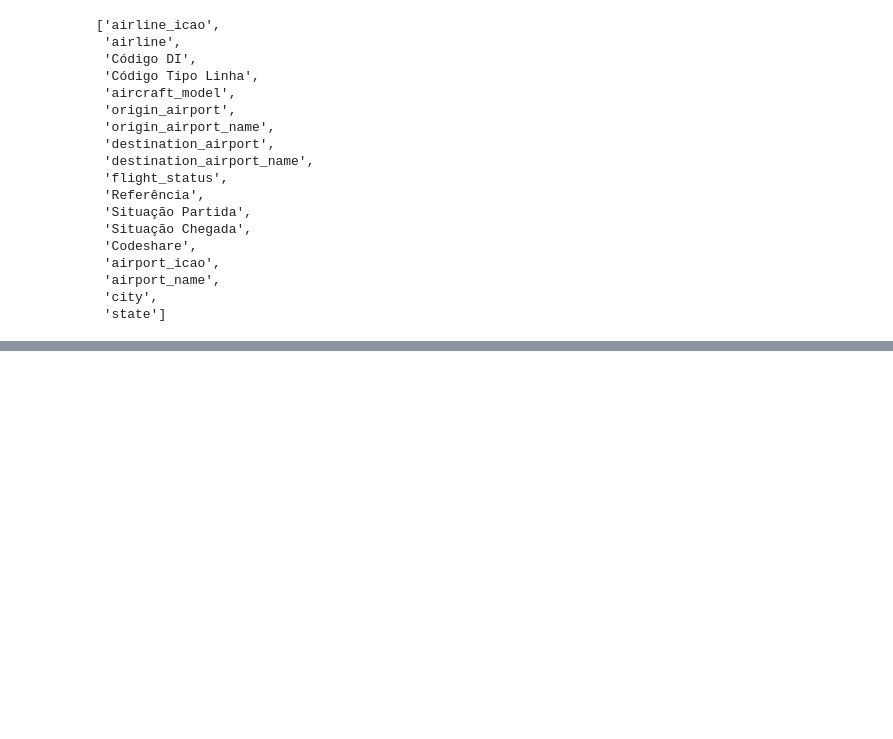
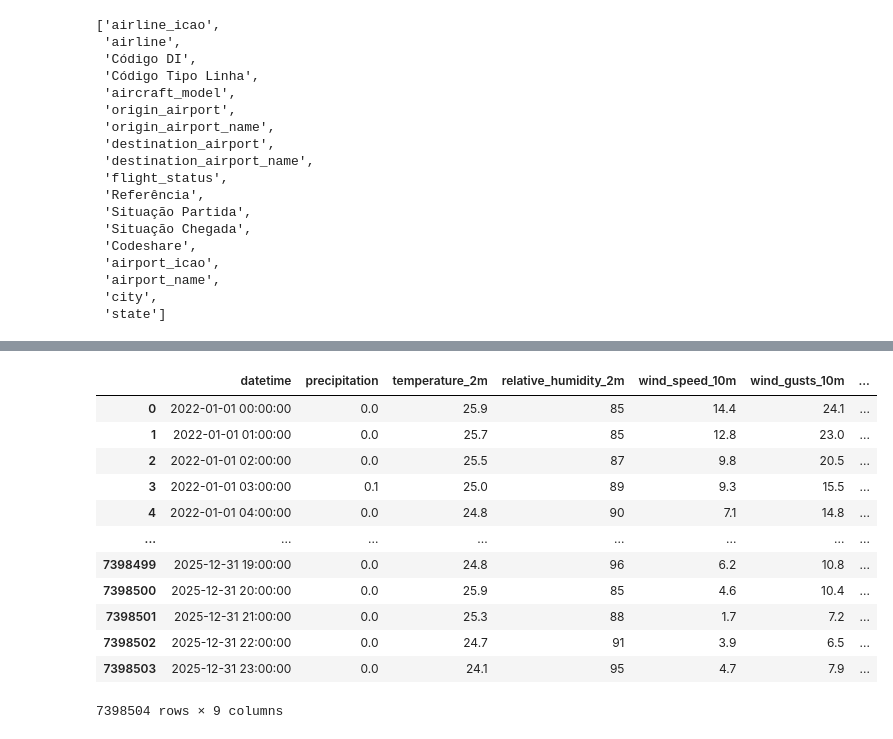
Before and after one commit to AdamGenezine/rain-delay, a Jupyter notebook: notebooks/01_data_understanding.ipynb, the cells around one changed output, grey strips where cells are left out. Drawn from its saved outputs; the diff is of its cells as text; code cells hidden in the pictures; blank space fills up the shorter version.

Commit message:
docs: add data understanding and validation notebook

```diff
--- a/notebooks/01_data_understanding.ipynb
+++ b/notebooks/01_data_understanding.ipynb
@@ -608,0 +755,22 @@ df_flights_final["Código DI"] = (
+# %%
+weather_processor = WeatherProcessor(
+    weather_dir="../data/raw/weather"
+)
+
+df_weather = weather_processor.load()
+# %%
+df_weather
+# %% [output]
+|  | datetime | precipitation | temperature_2m | relative_humidity_2m | wind_speed_10m | wind_gusts_10m | ... |
+| 0 | 2022-01-01 00:00:00 | 0.0 | 25.9 | 85 | 14.4 | 24.1 | ... |
+| 1 | 2022-01-01 01:00:00 | 0.0 | 25.7 | 85 | 12.8 | 23.0 | ... |
+| 2 | 2022-01-01 02:00:00 | 0.0 | 25.5 | 87 | 9.8 | 20.5 | ... |
+| 3 | 2022-01-01 03:00:00 | 0.1 | 25.0 | 89 | 9.3 | 15.5 | ... |
+| 4 | 2022-01-01 04:00:00 | 0.0 | 24.8 | 90 | 7.1 | 14.8 | ... |
+| ... | ... | ... | ... | ... | ... | ... | ... |
+| 7398499 | 2025-12-31 19:00:00 | 0.0 | 24.8 | 96 | 6.2 | 10.8 | ... |
+| 7398500 | 2025-12-31 20:00:00 | 0.0 | 25.9 | 85 | 4.6 | 10.4 | ... |
+| 7398501 | 2025-12-31 21:00:00 | 0.0 | 25.3 | 88 | 1.7 | 7.2 | ... |
+| 7398502 | 2025-12-31 22:00:00 | 0.0 | 24.7 | 91 | 3.9 | 6.5 | ... |
+| 7398503 | 2025-12-31 23:00:00 | 0.0 | 24.1 | 95 | 4.7 | 7.9 | ... |
+7398504 rows × 9 columns
```
Also changed, not shown: parts of 22 cells of this notebook.
